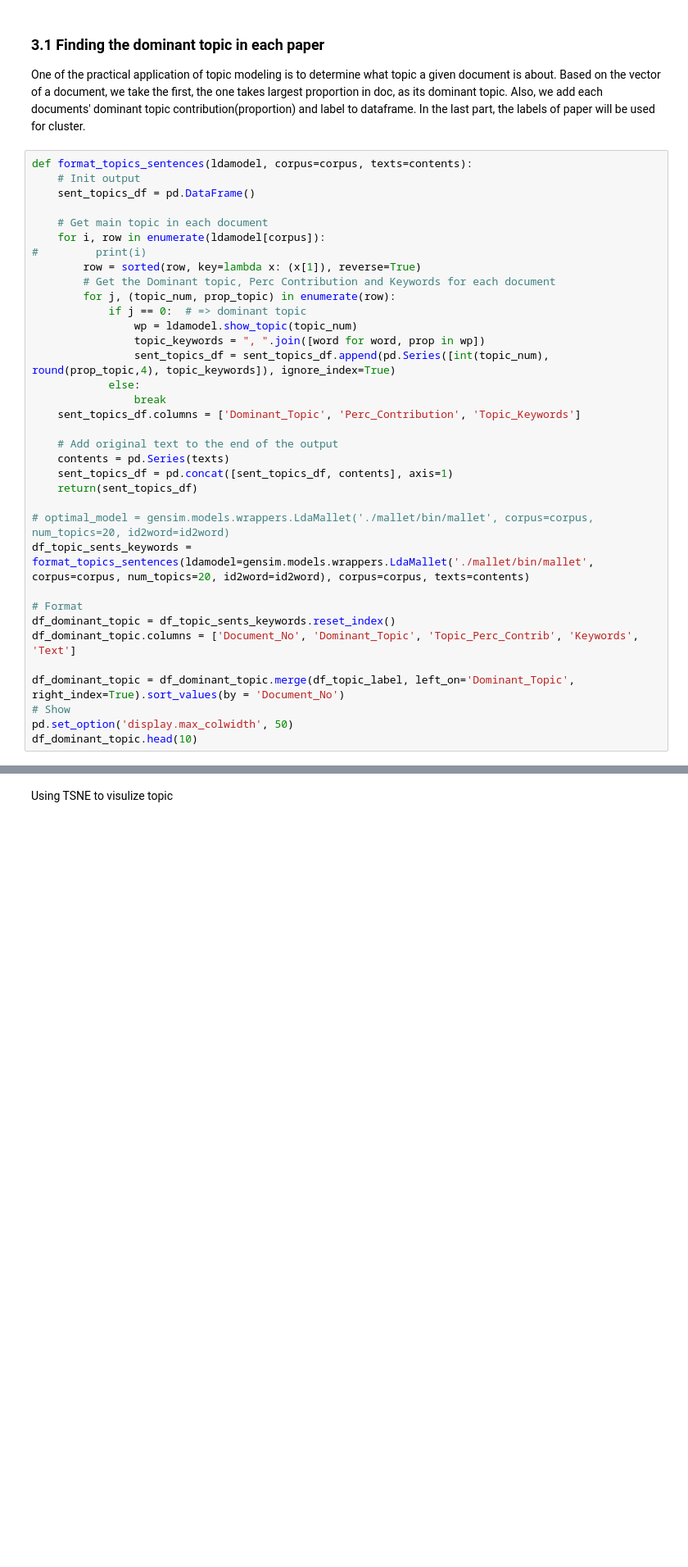
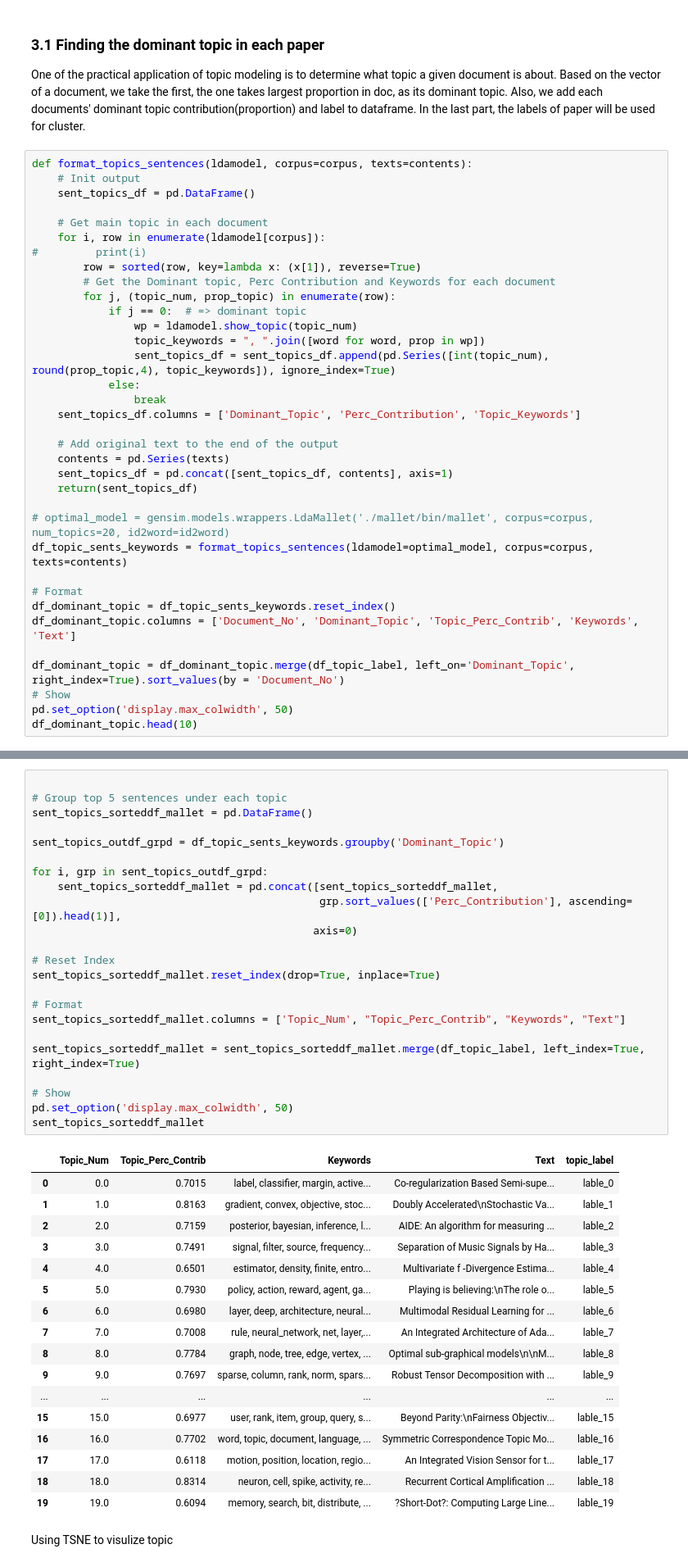
Before and after one commit to sting1000/ntds_project, a Jupyter notebook: topic_exploration.ipynb, the cells around one changed output, grey strips where cells are left out. Shown at 82% size. Cells and saved outputs as stored; diff of their text form; blank space fills up the shorter version.

```diff
--- a/topic_exploration.ipynb
+++ b/topic_exploration.ipynb
@@ -567,7 +568,7 @@ def format_topics_sentences(ldamodel, corpus=corpus, texts=contents):
     return(sent_topics_df)
 
 # optimal_model = gensim.models.wrappers.LdaMallet('./mallet/bin/mallet', corpus=corpus, num_topics=20, id2word=id2word)
-df_topic_sents_keywords = format_topics_sentences(ldamodel=gensim.models.wrappers.LdaMallet('./mallet/bin/mallet', corpus=corpus, num_topics=20, id2word=id2word), corpus=corpus, texts=contents)
+df_topic_sents_keywords = format_topics_sentences(ldamodel=optimal_model, corpus=corpus, texts=contents)
 
 # Format
 df_dominant_topic = df_topic_sents_keywords.reset_index()
@@ -617,3 +596,44 @@ t.show_topic(2)
+# %%
+
+# Group top 5 sentences under each topic
+sent_topics_sorteddf_mallet = pd.DataFrame()
+
+sent_topics_outdf_grpd = df_topic_sents_keywords.groupby('Dominant_Topic')
+
+for i, grp in sent_topics_outdf_grpd:
+    sent_topics_sorteddf_mallet = pd.concat([sent_topics_sorteddf_mallet,
+                                             grp.sort_values(['Perc_Contribution'], ascending=[0]).head(1)],
+                                            axis=0)
+
+# Reset Index
+sent_topics_sorteddf_mallet.reset_index(drop=True, inplace=True)
+
+# Format
+sent_topics_sorteddf_mallet.columns = ['Topic_Num', "Topic_Perc_Contrib", "Keywords", "Text"]
+
+sent_topics_sorteddf_mallet = sent_topics_sorteddf_mallet.merge(df_topic_label, left_index=True, right_index=True)
+
+# Show
+pd.set_option('display.max_colwidth', 50)
+sent_topics_sorteddf_mallet
+# %% [output]
+|  | Topic_Num | Topic_Perc_Contrib | Keywords | Text | topic_label |
+| 0 | 0.0 | 0.7015 | label, classifier, margin, active... | Co-regularization Based Semi-supe... | lable_0 |
+| 1 | 1.0 | 0.8163 | gradient, convex, objective, stoc... | Doubly Accelerated\nStochastic Va... | lable_1 |
+| 2 | 2.0 | 0.7159 | posterior, bayesian, inference, l... | AIDE: An algorithm for measuring ... | lable_2 |
+| 3 | 3.0 | 0.7491 | signal, filter, source, frequency... | Separation of Music Signals by Ha... | lable_3 |
+| 4 | 4.0 | 0.6501 | estimator, density, finite, entro... | Multivariate f -Divergence Estima... | lable_4 |
+| 5 | 5.0 | 0.7930 | policy, action, reward, agent, ga... | Playing is believing:\nThe role o... | lable_5 |
+| 6 | 6.0 | 0.6980 | layer, deep, architecture, neural... | Multimodal Residual Learning for ... | lable_6 |
+| 7 | 7.0 | 0.7008 | rule, neural_network, net, layer,... | An Integrated Architecture of Ada... | lable_7 |
+| 8 | 8.0 | 0.7784 | graph, node, tree, edge, vertex, ... | Optimal sub-graphical models\n\nM... | lable_8 |
+| 9 | 9.0 | 0.7697 | sparse, column, rank, norm, spars... | Robust Tensor Decomposition with ... | lable_9 |
+| ... | ... | ... | ... | ... | ... |
+| 15 | 15.0 | 0.6977 | user, rank, item, group, query, s... | Beyond Parity:\nFairness Objectiv... | lable_15 |
+| 16 | 16.0 | 0.7702 | word, topic, document, language, ... | Symmetric Correspondence Topic Mo... | lable_16 |
+| 17 | 17.0 | 0.6118 | motion, position, location, regio... | An Integrated Vision Sensor for t... | lable_17 |
+| 18 | 18.0 | 0.8314 | neuron, cell, spike, activity, re... | Recurrent Cortical Amplification ... | lable_18 |
+| 19 | 19.0 | 0.6094 | memory, search, bit, distribute, ... | ?Short-Dot?: Computing Large Line... | lable_19 |
 # %% [markdown]
 Using TSNE to visulize topic
 # %%
```
Also changed, not shown: parts of 22 cells of this notebook, 9 other files.
